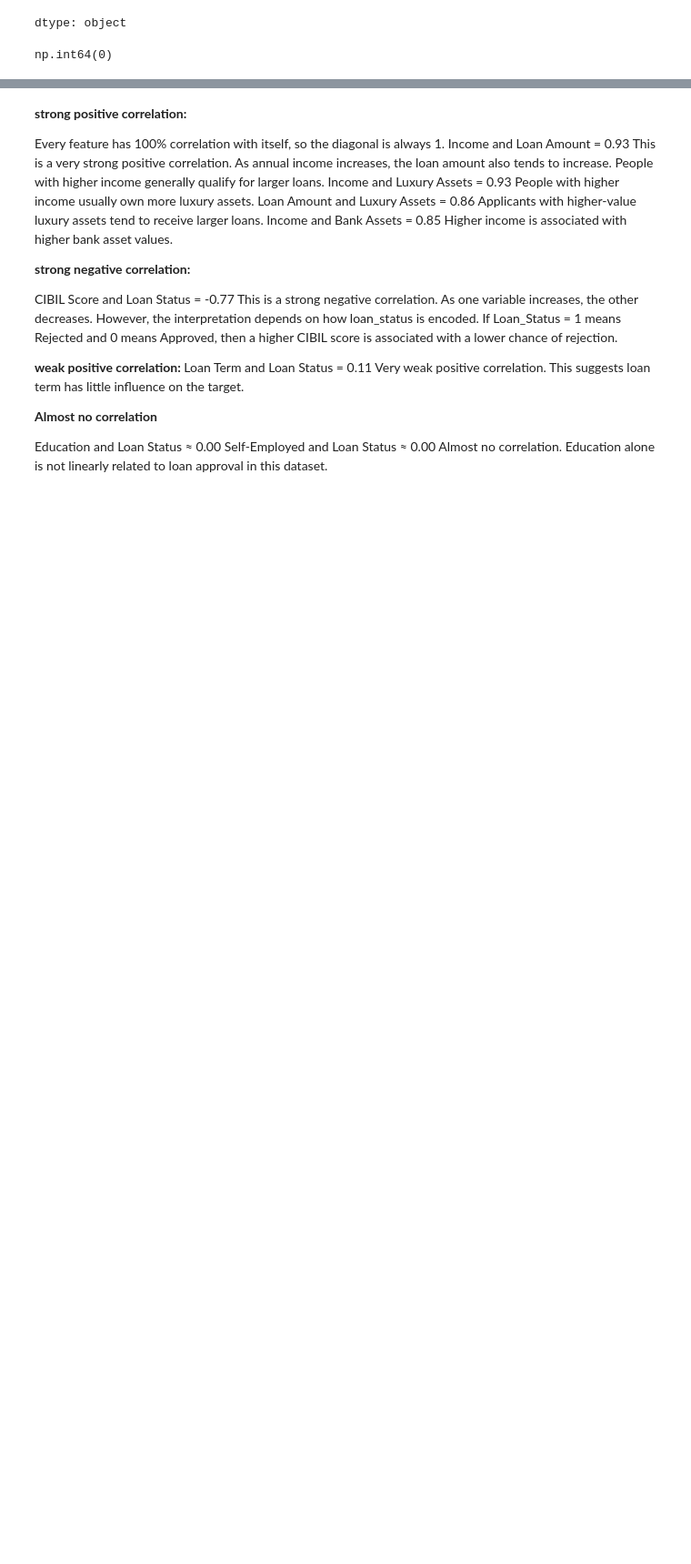
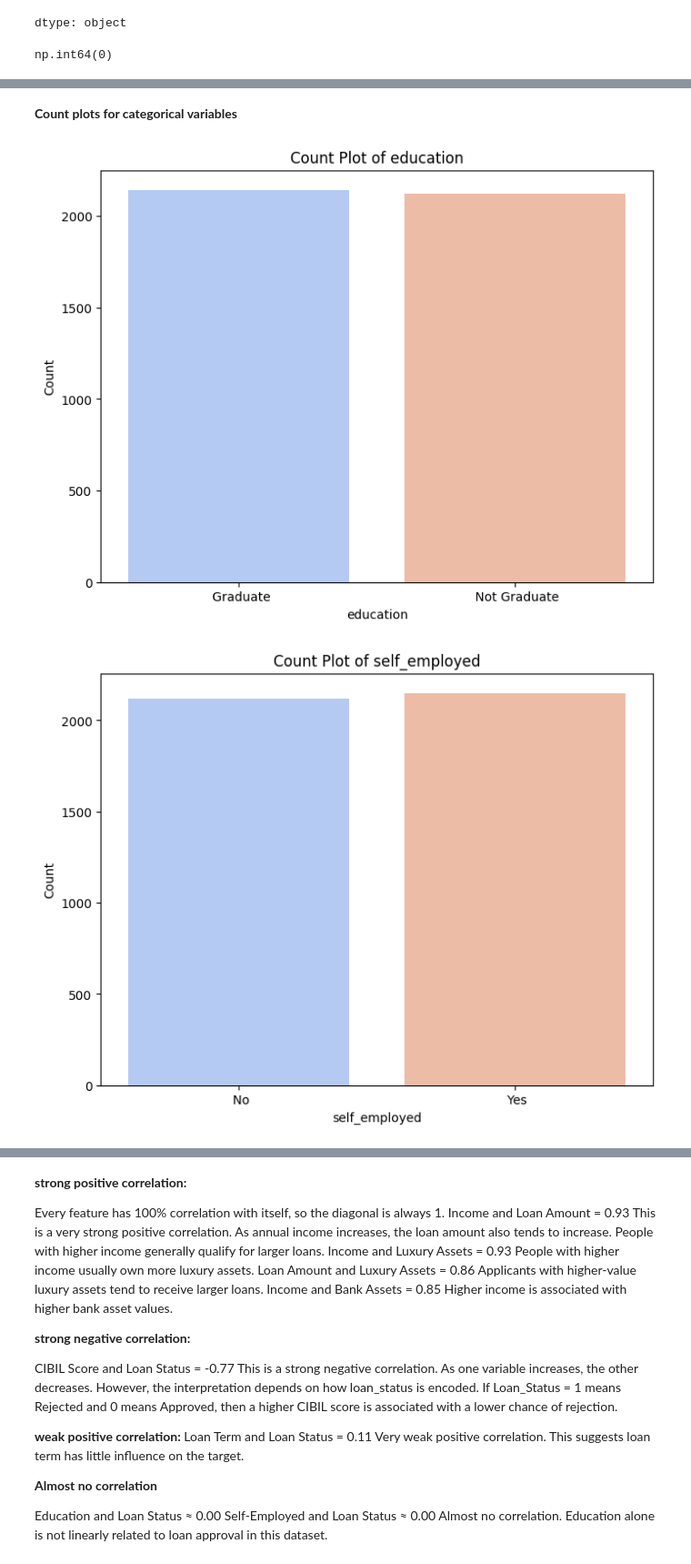
Before and after one commit to varshamqa/AIML_Practice_Repo_VSC1, a Jupyter notebook: ML_Project1.ipynb, the cells around one changed output, grey strips where cells are left out. Shown at 91% size. Cells and saved outputs as stored; diff of their text form; code cells hidden in the pictures; blank space fills up the shorter version.

```diff
--- a/ML_Project1.ipynb
+++ b/ML_Project1.ipynb
@@ -138,0 +164,15 @@ Index([], dtype='object')
+# %% [markdown]
+**Count plots for categorical variables**
+# %%
+categorical_features = data.select_dtypes(include=['object']).columns
+
+for col in categorical_features:
+    plt.figure(figsize=(8, 6))
+    sns.countplot(x=col, data=data, palette='coolwarm')
+    plt.title(f'Count Plot of {col}')
+    plt.xlabel(col)
+    plt.ylabel('Count')
+    plt.show()
+# %% [output]
+[figure, added]
+[figure, added]
```
Also changed, not shown: parts of 26 cells of this notebook.
